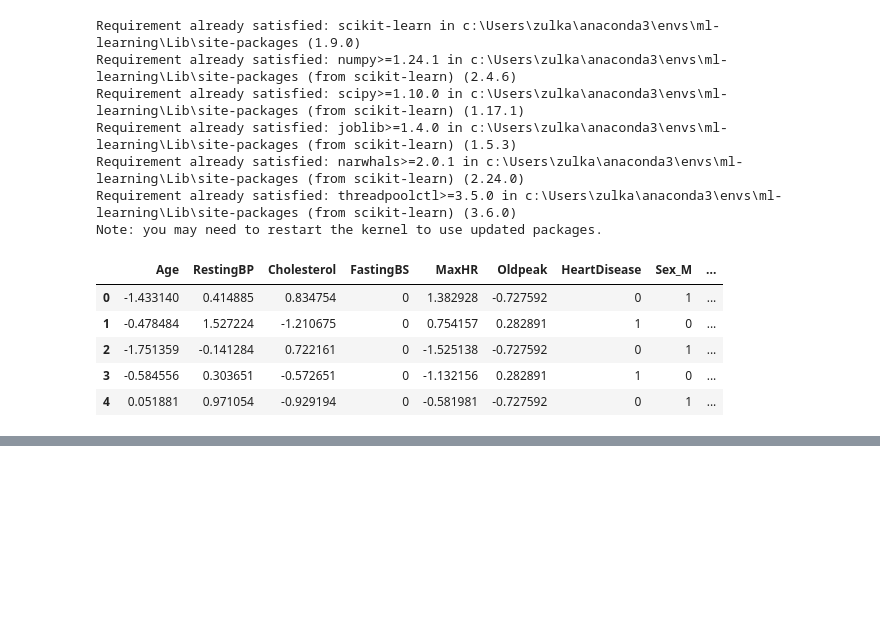
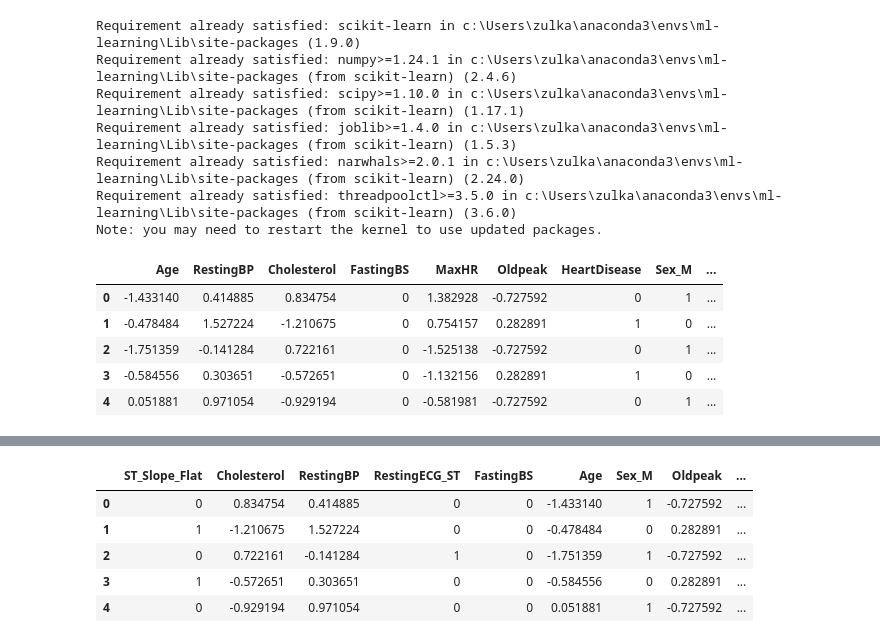
Before and after one commit to ZulkaifAhmad/Mechine-Learning-Practice, a Jupyter notebook: _01_EDA_Project/heart.ipynb, the cells around one changed output, grey strips where cells are left out. Saved outputs shown, nothing was run; the diff lists cells and outputs as text; code cells hidden in the pictures; blank space fills up the shorter version.

```diff
--- a/_01_EDA_Project/heart.ipynb
+++ b/_01_EDA_Project/heart.ipynb
@@ -326,0 +364,14 @@ Note: you may need to restart the kernel to use updated packages.
+# %%
+final_df = df_encoding[[
+    'ST_Slope_Flat' , "Cholesterol" , "RestingBP" , "RestingECG_ST" , "FastingBS",
+    'Age' , 'Sex_M' , 'Oldpeak' , 'ExerciseAngina_Y' , 'ST_Slope_Flat'
+]]
+
+final_df.head()
+# %% [output]
+|  | ST_Slope_Flat | Cholesterol | RestingBP | RestingECG_ST | FastingBS | Age | Sex_M | Oldpeak | ... |
+| 0 | 0 | 0.834754 | 0.414885 | 0 | 0 | -1.433140 | 1 | -0.727592 | ... |
+| 1 | 1 | -1.210675 | 1.527224 | 0 | 0 | -0.478484 | 0 | 0.282891 | ... |
+| 2 | 0 | 0.722161 | -0.141284 | 1 | 0 | -1.751359 | 1 | -0.727592 | ... |
+| 3 | 1 | -0.572651 | 0.303651 | 0 | 0 | -0.584556 | 0 | 0.282891 | ... |
+| 4 | 0 | -0.929194 | 0.971054 | 0 | 0 | 0.051881 | 1 | -0.727592 | ... |
```
Also changed, not shown: parts of 6 cells of this notebook, 5 other files.
